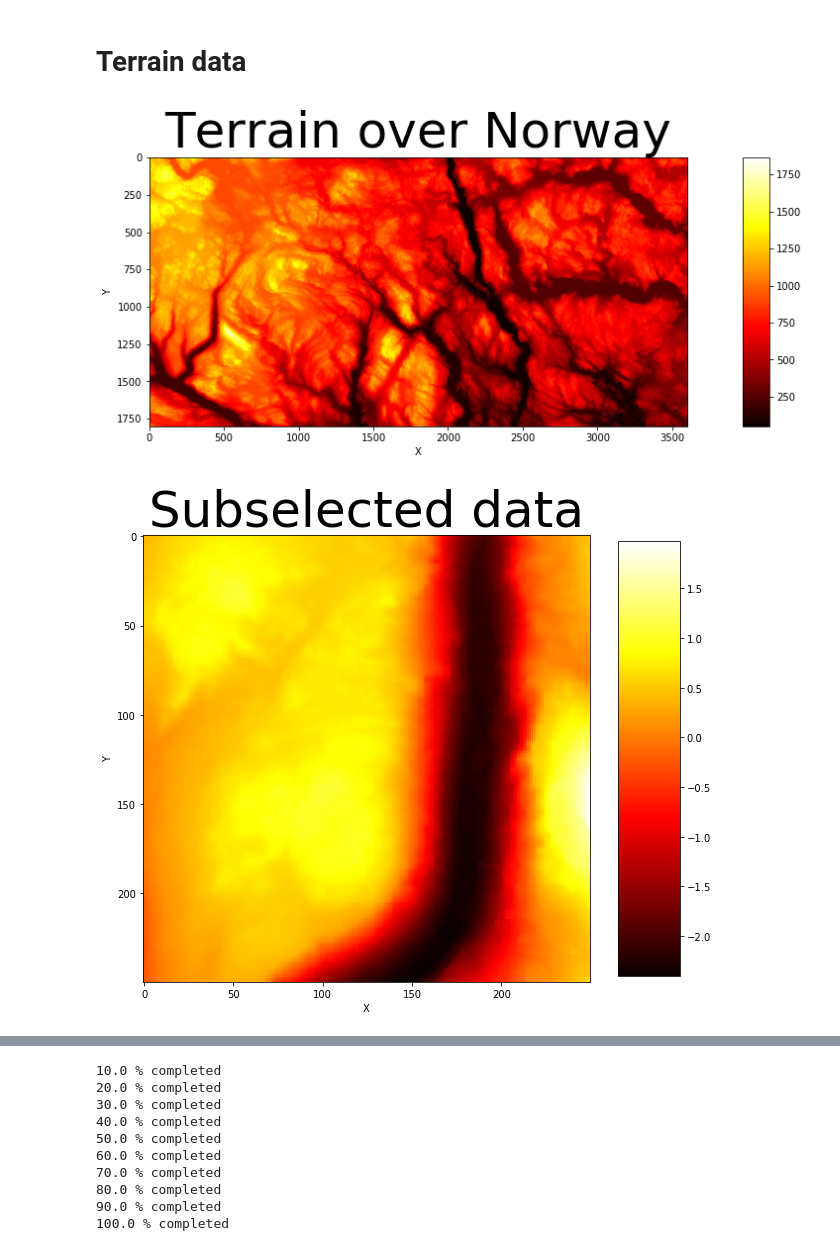
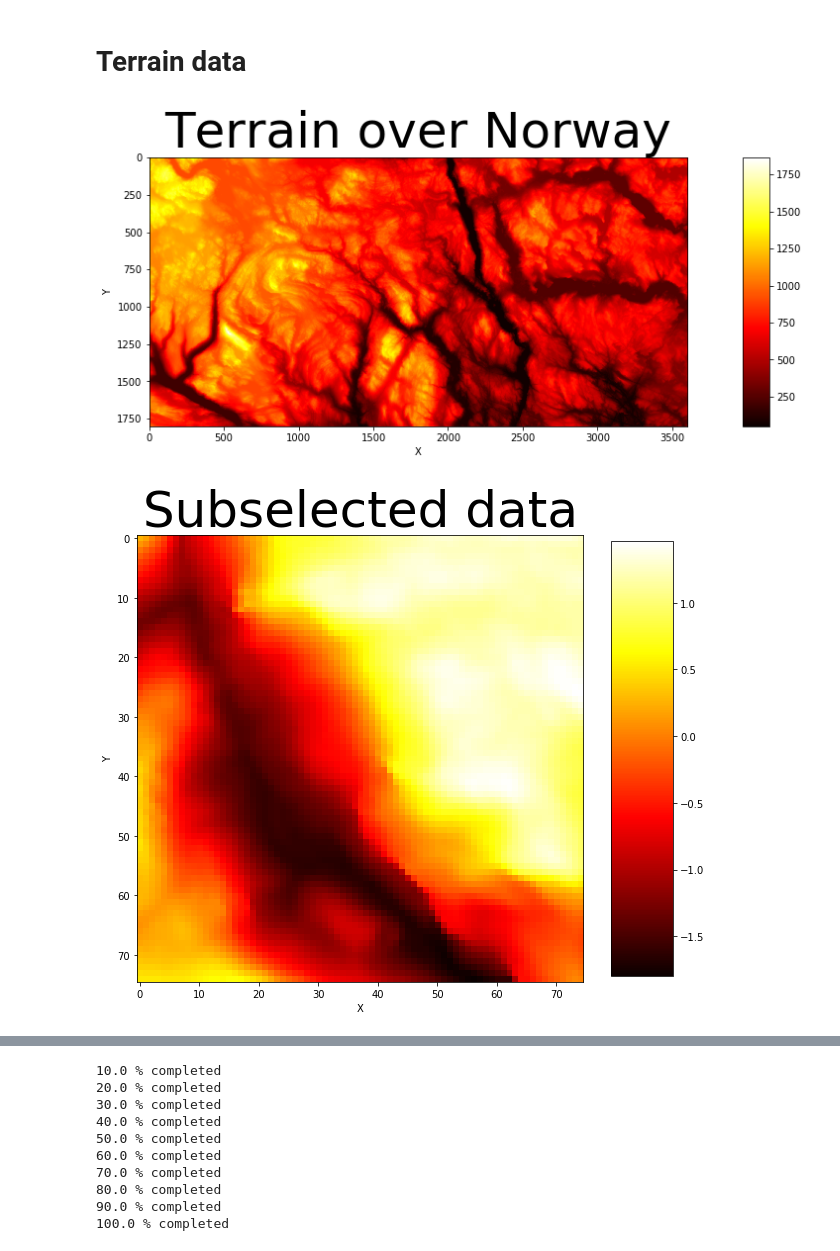
Before and after one commit to VemundST/Project1, a Jupyter notebook: main.ipynb, the cells around one changed output, grey strips where cells are left out. Drawn from its saved outputs; the diff is of its cells as text; code cells hidden in the pictures.

```diff
--- a/main.ipynb
+++ b/main.ipynb
@@ -959,8 +964,6 @@ plt.show()
 terrain_data = imread('SRTM_data_Norway_1.tif')
 [n,m] = terrain_data.shape
 # %%
-
-
 ########################### Plotting Terrain data #############################
 fig, ax = plt.subplots(figsize=(20,5))
 plt.title('Terrain over Norway', fontsize=50)
@@ -971,8 +974,8 @@ fig.colorbar(figure, shrink=1, aspect=10)
 plt.show()
 
 # subselecting the data, normalizing, creating x and y
-terrain_n = terrain_data[250:500,1000:1250]
-#terrain_n = terrain_data[2100:2350,750:1000]
+#terrain_n = terrain_data[250:500,1000:1250]
+terrain_n = terrain_data[1400:1475,750:825]
 terrain_norm = (terrain_n-np.mean(terrain_n))/np.std(terrain_n) #normalizing data
 terrain=terrain_norm
 nx,ny = terrain.shape
@@ -982,31 +985,32 @@ x_mesh, y_mesh  = np.meshgrid(x,y) #meshing data for plotting surface
 
 
 ########################### Plotting subselected data #############################
 fig, ax = plt.subplots(figsize=(10,10))
 plt.title('Subselected data', fontsize=50)
 figure=plt.imshow(terrain_norm.T, cmap='hot')
 plt.xlabel('X')
 plt.ylabel('Y')
 fig.colorbar(figure, shrink=0.8, aspect=7)
 plt.show()
 
 
 
 
 ########################### Surface Plot #############################
 fig         = plt.figure(figsize=(14,10))
 ax          = fig.gca(projection='3d')
 surf        = ax.plot_surface(x_mesh, y_mesh, terrain, cmap=cm.coolwarm, linewidth=0, antialiased=False)
 # Customize the z axis.
 #ax.set_zlim(-0.10, 1.40)
 ax.zaxis.set_major_locator(LinearLocator(10))
 ax.zaxis.set_major_formatter(FormatStrFormatter('%.02f'))
 ax.set_xlabel('X')
 ax.set_ylabel('Y')
 ax.set_zlabel('Z')
+ax.view_init(elev=40., azim=30)
 plt.title('Terrain data', fontsize=25, y=1.05)# Add a color bar which maps values to colors.
 fig.colorbar(surf, shrink=0.5, aspect=5)
 plt.show()
 # %% [output]
 [figure]
-[figure, old version]
+[figure, new version]
```
Also changed, not shown: parts of 44 cells of this notebook, 17 other files.
